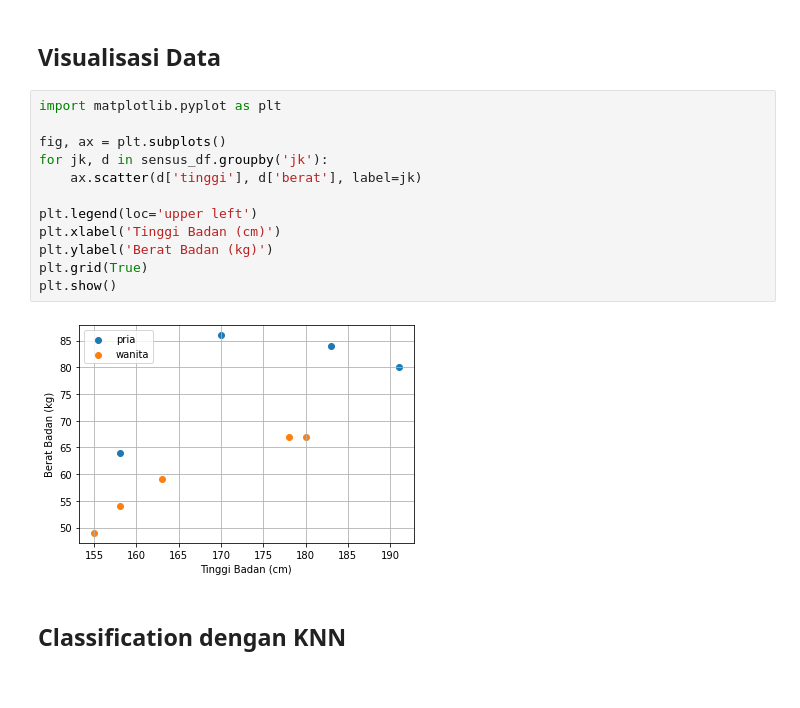
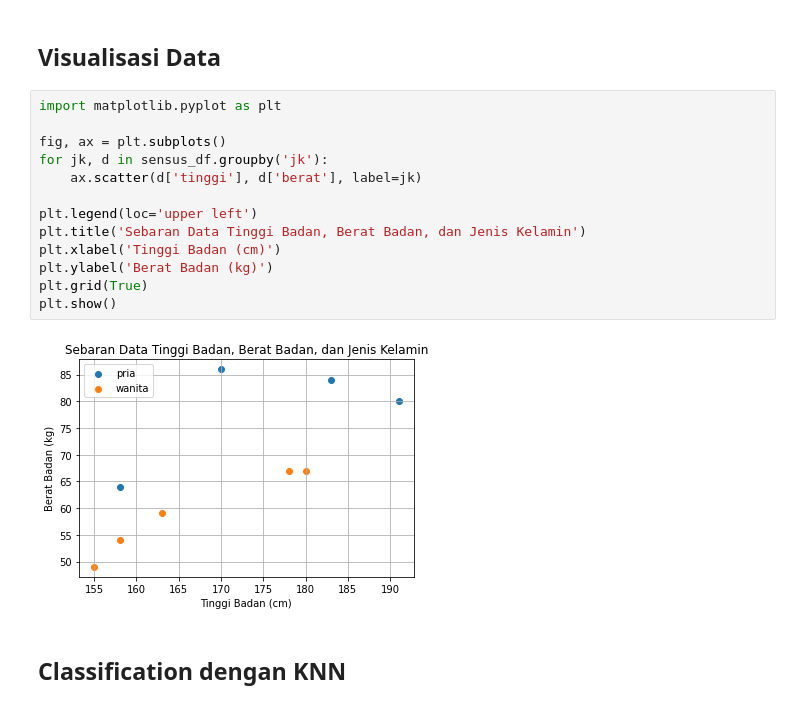
Before and after one commit to boedybios/belajar_scikit_learn, a Jupyter notebook: 06_classification_dengan_knn.ipynb, the cells around one changed output. Drawn from its saved outputs; the diff is of its cells as text.

```diff
--- a/06_classification_dengan_knn.ipynb
+++ b/06_classification_dengan_knn.ipynb
@@ -29,17 +29,18 @@ sensus_df
 # %%
 import matplotlib.pyplot as plt
 
 fig, ax = plt.subplots()
 for jk, d in sensus_df.groupby('jk'):
     ax.scatter(d['tinggi'], d['berat'], label=jk)
 
 plt.legend(loc='upper left')
+plt.title('Sebaran Data Tinggi Badan, Berat Badan, dan Jenis Kelamin')
 plt.xlabel('Tinggi Badan (cm)')
 plt.ylabel('Berat Badan (kg)')
 plt.grid(True)
 plt.show()
 # %% [output]
-[figure, old version]
+[figure, new version]
 # %% [markdown]
 ## Classification dengan KNN
 # %% [markdown]
```
Also changed, not shown: parts of 6 cells of this notebook.
